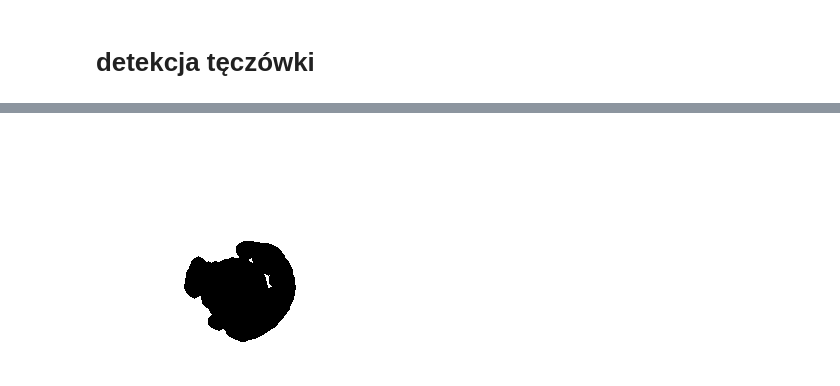
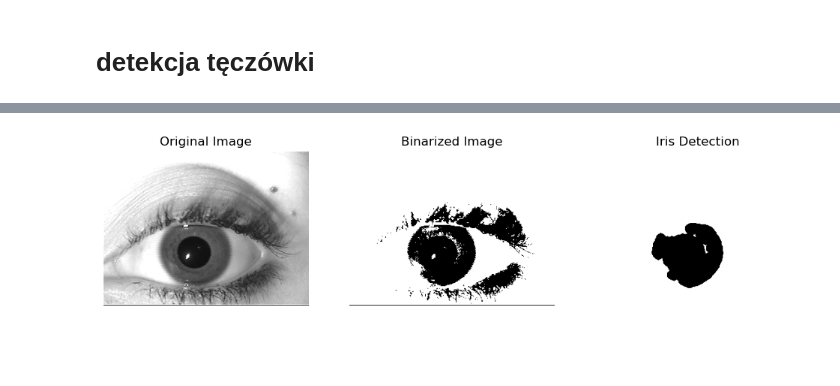
Before and after one commit to DeptuchMateusz/Biometria2, a Jupyter notebook: main.ipynb, the cells around one changed output, grey strips where cells are left out. Cells and saved outputs as stored; diff of their text form; code cells hidden in the pictures; blank space fills up the shorter version.

Commit message:
pupil and +/- iris detection

```diff
--- a/main.ipynb
+++ b/main.ipynb
@@ -9,15 +11,2 @@ import cv2
-# %%
-def keep_largest_contour(image):
-    inverted = cv2.bitwise_not(image)
-    contours, _ = cv2.findContours(inverted, cv2.RETR_EXTERNAL, cv2.CHAIN_APPROX_SIMPLE)
-
-    if contours:
-        biggest_contour = max(contours, key=cv2.contourArea)
-        result = np.ones_like(image) * 255
-        cv2.drawContours(result, [biggest_contour], -1, (0), thickness=cv2.FILLED)
-
-        return result
-
-    return image
 # %% [markdown]
 # detekcja źrenicy
@@ -45,18 +93,17 @@ Image.fromarray(image)
 # %%
-image = cv2.imread('eyes/9L1.bmp', 0)
-image = binarize(image, threshold=0.55)
+image_raw = cv2.imread('eyes/9L1.bmp', 0)
+image_bin = binarize(image_raw, threshold=0.55)
 small_kernel = cv2.getStructuringElement(cv2.MORPH_ELLIPSE, (3, 3))
 big_kernel = cv2.getStructuringElement(cv2.MORPH_ELLIPSE, (5, 5))
-image = cv2.dilate(image, big_kernel, iterations=2)
+image = cv2.dilate(image_bin, big_kernel, iterations=2)
 image = cv2.erode(image, small_kernel, iterations=3)
 image = keep_largest_contour(image)
 image = cv2.erode(image, big_kernel, iterations=2)
 
-#image = cv2.morphologyEx(image, cv2.MORPH_OPEN, kernel, iterations=2)
-#image = cv2.morphologyEx(image, cv2.MORPH_CLOSE, kernel, iterations=2)
-# image = cv2.medianBlur(image, 5)
-# image = keep_largest_contour(image)
-
-Image.fromarray(image)
+plt.figure(figsize=(12, 4))
+plt.subplot(1, 3, 1); plt.imshow(image_raw, cmap='gray'); plt.title('Original Image'); plt.axis('off')
+plt.subplot(1, 3, 2); plt.imshow(image_bin, cmap='gray'); plt.title('Binarized Image'); plt.axis('off')
+plt.subplot(1, 3, 3); plt.imshow(image, cmap='gray'); plt.title('Iris Detection'); plt.axis('off')
+plt.show()
 # %% [output]
-[figure, old version]
+[figure, new version]
```
Also changed, not shown: parts of 6 cells of this notebook, 1 other file.
